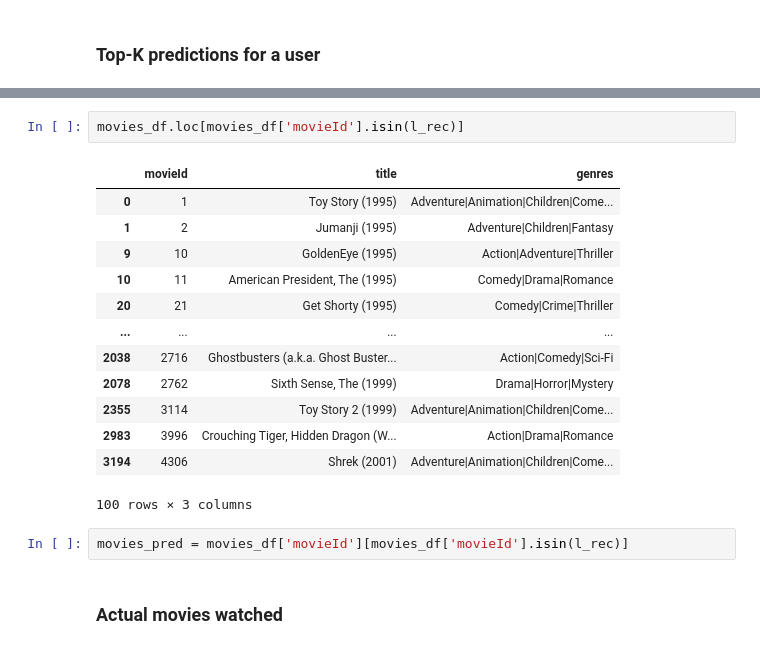
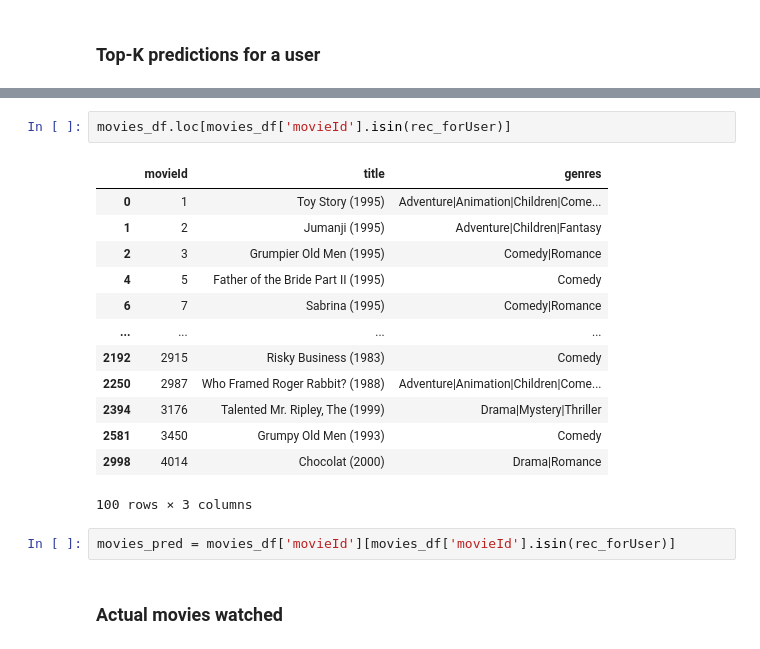
Before and after one commit to papadopoulosMichail/RecSys-using-LearningToRank, a Jupyter notebook: Baseline.ipynb, the cells around one changed output, grey strips where cells are left out. Saved outputs shown, nothing was run; the diff lists cells and outputs as text.

```diff
--- a/Baseline.ipynb
+++ b/Baseline.ipynb
@@ -176,21 +225,21 @@ print(rec_forUser)
 # %%
-movies_df.loc[movies_df['movieId'].isin(l_rec)]
+movies_df.loc[movies_df['movieId'].isin(rec_forUser)]
 # %% [output]
 |  | movieId | title | genres |
 | 0 | 1 | Toy Story (1995) | Adventure|Animation|Children|Come... |
 | 1 | 2 | Jumanji (1995) | Adventure|Children|Fantasy |
-| 9 | 10 | GoldenEye (1995) | Action|Adventure|Thriller |
-| 10 | 11 | American President, The (1995) | Comedy|Drama|Romance |
-| 20 | 21 | Get Shorty (1995) | Comedy|Crime|Thriller |
+| 2 | 3 | Grumpier Old Men (1995) | Comedy|Romance |
+| 4 | 5 | Father of the Bride Part II (1995) | Comedy |
+| 6 | 7 | Sabrina (1995) | Comedy|Romance |
 | ... | ... | ... | ... |
-| 2038 | 2716 | Ghostbusters (a.k.a. Ghost Buster... | Action|Comedy|Sci-Fi |
-| 2078 | 2762 | Sixth Sense, The (1999) | Drama|Horror|Mystery |
-| 2355 | 3114 | Toy Story 2 (1999) | Adventure|Animation|Children|Come... |
-| 2983 | 3996 | Crouching Tiger, Hidden Dragon (W... | Action|Drama|Romance |
-| 3194 | 4306 | Shrek (2001) | Adventure|Animation|Children|Come... |
+| 2192 | 2915 | Risky Business (1983) | Comedy |
+| 2250 | 2987 | Who Framed Roger Rabbit? (1988) | Adventure|Animation|Children|Come... |
+| 2394 | 3176 | Talented Mr. Ripley, The (1999) | Drama|Mystery|Thriller |
+| 2581 | 3450 | Grumpy Old Men (1993) | Comedy |
+| 2998 | 4014 | Chocolat (2000) | Drama|Romance |
 100 rows × 3 columns
 # %%
-movies_pred = movies_df['movieId'][movies_df['movieId'].isin(l_rec)]
+movies_pred = movies_df['movieId'][movies_df['movieId'].isin(rec_forUser)]
 # %% [markdown]
 ### Actual movies watched
 # %%
```
Also changed, not shown: parts of 41 cells of this notebook.
